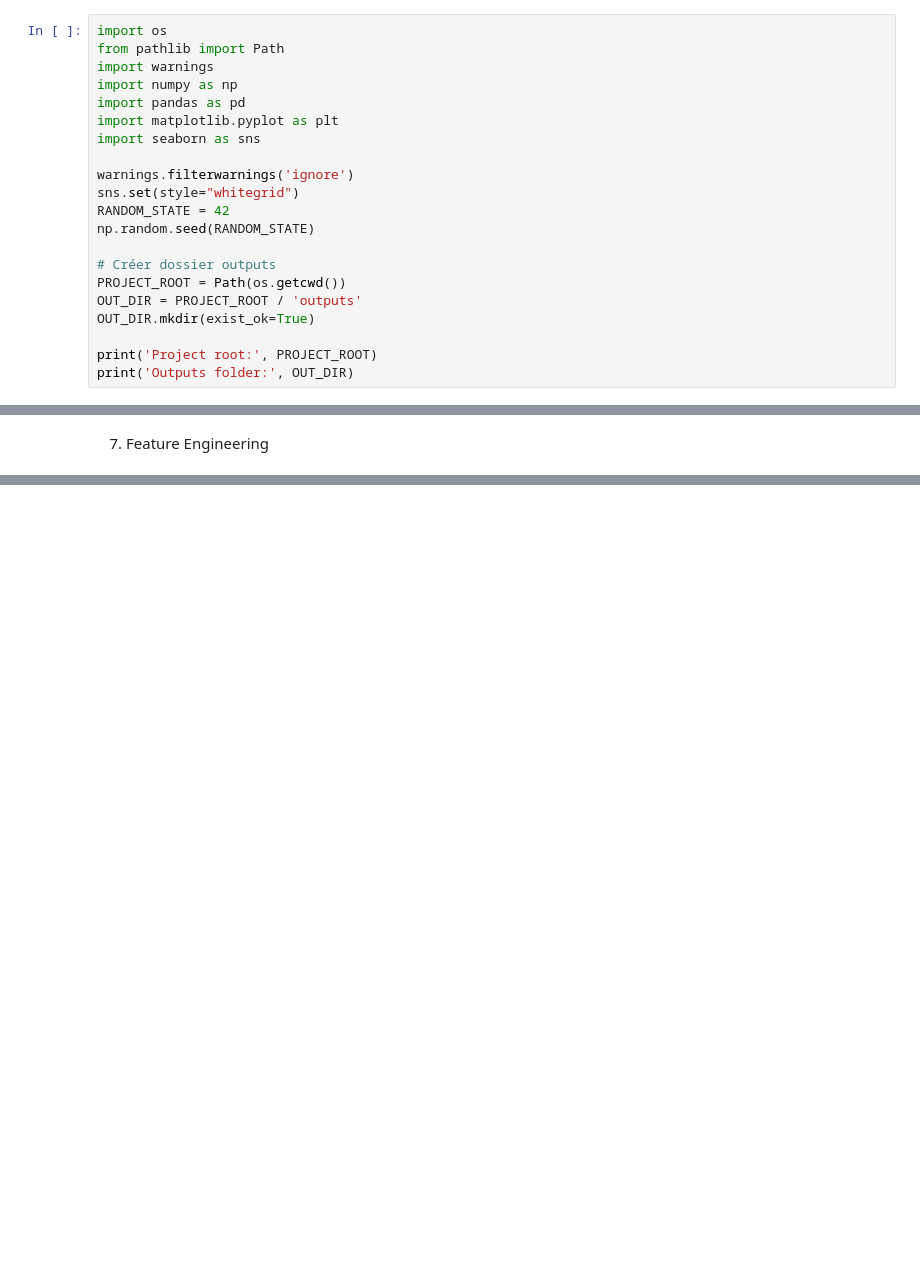
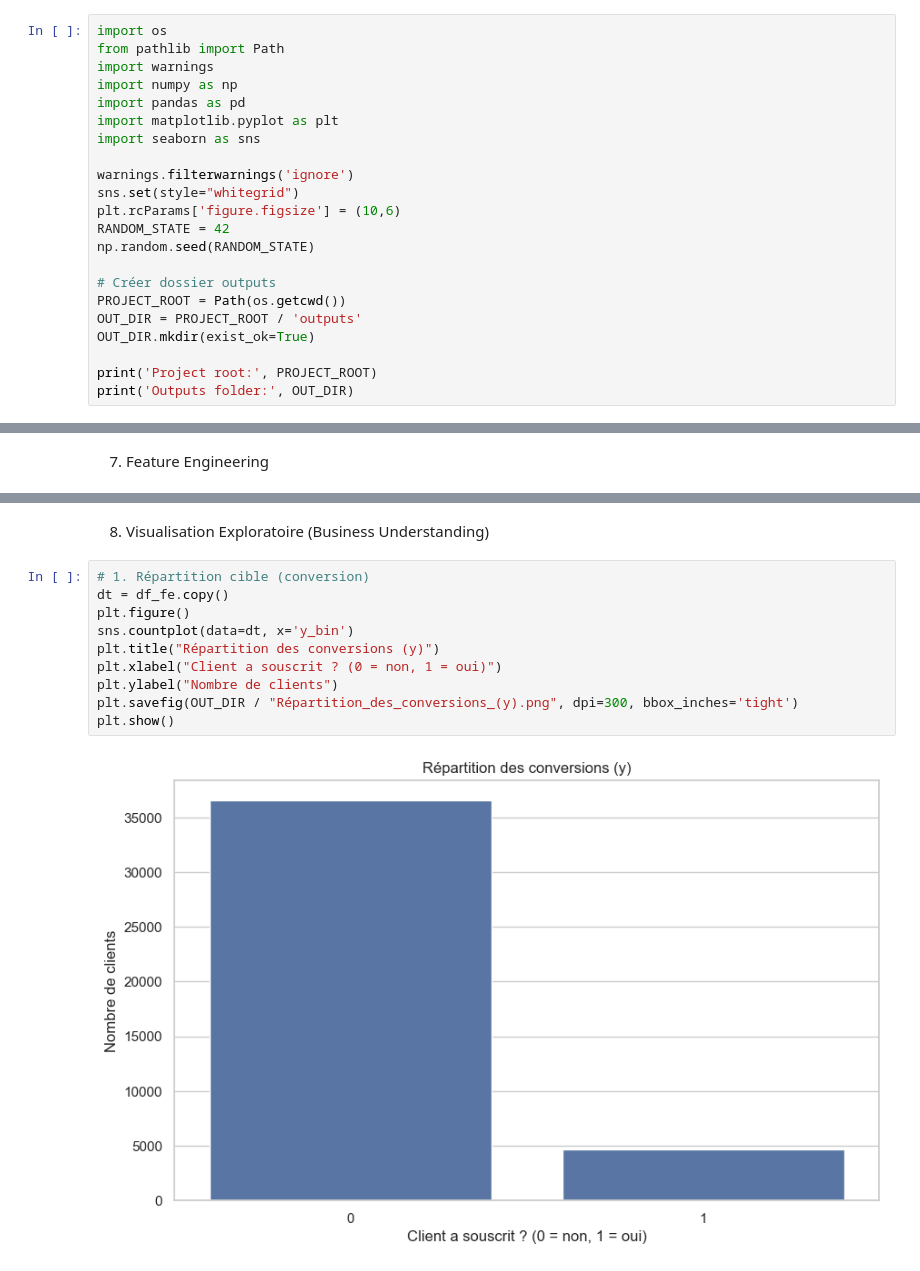
Before and after one commit to AhmedHammadi117/Bank-marketing, a Jupyter notebook: analyse-final.ipynb, the cells around one changed output, grey strips where cells are left out. Cells and saved outputs as stored; diff of their text form; blank space fills up the shorter version.

Commit message:
Visualisation

```diff
--- a/analyse-final.ipynb
+++ b/analyse-final.ipynb
@@ -22,6 +22,7 @@ import seaborn as sns
 
 warnings.filterwarnings('ignore')
 sns.set(style="whitegrid")
+plt.rcParams['figure.figsize'] = (10,6)
 RANDOM_STATE = 42
 np.random.seed(RANDOM_STATE)
 
@@ -125,0 +211,14 @@ display(df_fe.head())
+# %% [markdown]
+8. Visualisation Exploratoire (Business Understanding)
+# %%
+# 1. Répartition cible (conversion)
+dt = df_fe.copy()
+plt.figure()
+sns.countplot(data=dt, x='y_bin')
+plt.title("Répartition des conversions (y)")
+plt.xlabel("Client a souscrit ? (0 = non, 1 = oui)")
+plt.ylabel("Nombre de clients")
+plt.savefig(OUT_DIR / "Répartition_des_conversions_(y).png", dpi=300, bbox_inches='tight')
+plt.show()
+# %% [output]
+[figure, added]
```
Also changed, not shown: parts of 12 cells of this notebook, 17 other files.
